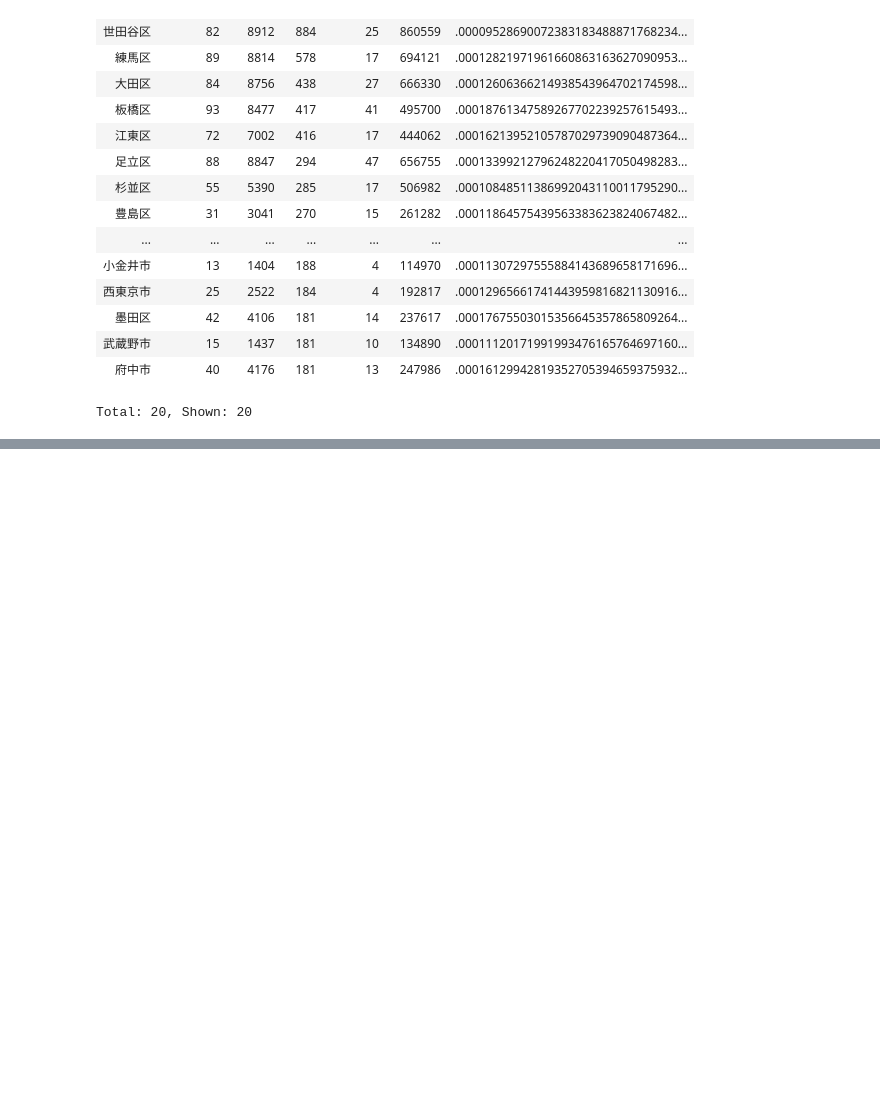
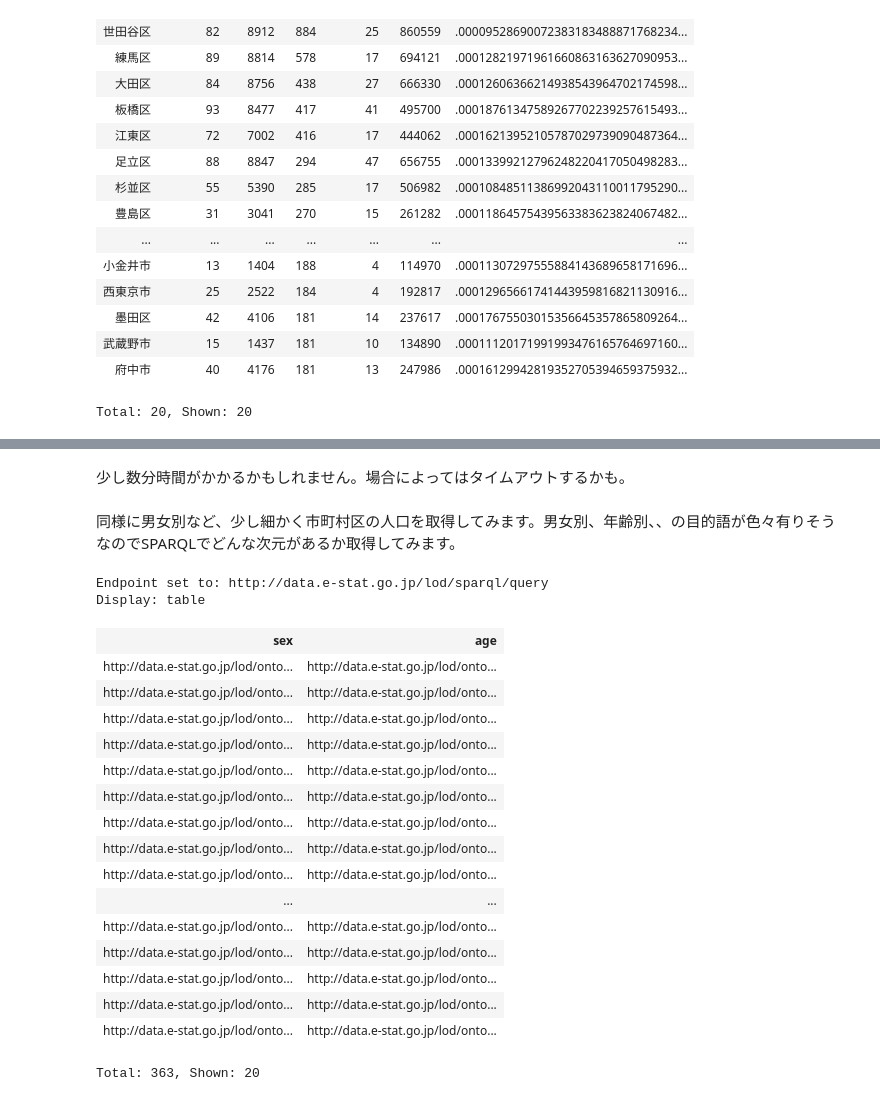
Before and after one commit to dogrunjp/lod-notebook, a Jupyter notebook: index.ipynb, the cells around one changed output, grey strips where cells are left out. Cells and saved outputs as stored; diff of their text form; code cells hidden in the pictures; blank space fills up the shorter version.

```diff
--- a/index.ipynb
+++ b/index.ipynb
@@ -338,0 +368,44 @@ Total: 20, Shown: 20
+# %% [markdown]
+少し数分時間がかかるかもしれません。場合によってはタイムアウトするかも。
+# %% [markdown]
+同様に男女別など、少し細かく市町村区の人口を取得してみます。男女別、年齢別、、の目的語が色々有りそうなのでSPARQLでどんな次元があるか取得してみます。
+# %%
+%endpoint http://data.e-stat.go.jp/lod/sparql/query
+%display table
+PREFIX rdfs:<http://www.w3.org/2000/01/rdf-schema#>
+PREFIX cd-dimension:<http://data.e-stat.go.jp/lod/ontology/crossDomain/dimension/>
+PREFIX cd-dimension-2016:<http://data.e-stat.go.jp/lod/ontology/crossDomain/dimension/2016/>
+PREFIX cd-code-2016:<http://data.e-stat.go.jp/lod/ontology/crossDomain/code/2016/>
+PREFIX pc-measure-2010:<http://data.e-stat.go.jp/lod/ontology/populationCensus/measure/2010/>
+PREFIX pc-dimension-2010:<http://data.e-stat.go.jp/lod/ontology/populationCensus/dimension/2010/>
+PREFIX pc-code-2010:<http://data.e-stat.go.jp/lod/ontology/populationCensus/code/2010/>
+PREFIX sac:<http://data.e-stat.go.jp/lod/sac/>
+PREFIX ic:<http://imi.ipa.go.jp/ns/core/rdf#>
+
+select  distinct ?sex ?age
+where {
+      ?s pc-measure-2010:population ?o ;
+         cd-dimension:standardAreaCode / ic:市区町村 "静岡市"@ja ;
+         cd-dimension-2016:sex ?sex;
+         cd-dimension-2016:age ?age .
+}
+# %% [output]
+Endpoint set to: http://data.e-stat.go.jp/lod/sparql/query
+Display: table
+| sex | age |
+| http://data.e-stat.go.jp/lod/onto... | http://data.e-stat.go.jp/lod/onto... |
+| http://data.e-stat.go.jp/lod/onto... | http://data.e-stat.go.jp/lod/onto... |
+| http://data.e-stat.go.jp/lod/onto... | http://data.e-stat.go.jp/lod/onto... |
+| http://data.e-stat.go.jp/lod/onto... | http://data.e-stat.go.jp/lod/onto... |
+| http://data.e-stat.go.jp/lod/onto... | http://data.e-stat.go.jp/lod/onto... |
+| http://data.e-stat.go.jp/lod/onto... | http://data.e-stat.go.jp/lod/onto... |
+| http://data.e-stat.go.jp/lod/onto... | http://data.e-stat.go.jp/lod/onto... |
+| http://data.e-stat.go.jp/lod/onto... | http://data.e-stat.go.jp/lod/onto... |
+| http://data.e-stat.go.jp/lod/onto... | http://data.e-stat.go.jp/lod/onto... |
+| ... | ... |
+| http://data.e-stat.go.jp/lod/onto... | http://data.e-stat.go.jp/lod/onto... |
+| http://data.e-stat.go.jp/lod/onto... | http://data.e-stat.go.jp/lod/onto... |
+| http://data.e-stat.go.jp/lod/onto... | http://data.e-stat.go.jp/lod/onto... |
+| http://data.e-stat.go.jp/lod/onto... | http://data.e-stat.go.jp/lod/onto... |
+| http://data.e-stat.go.jp/lod/onto... | http://data.e-stat.go.jp/lod/onto... |
+Total: 363, Shown: 20
```
Also changed, not shown: parts of 9 cells of this notebook.
